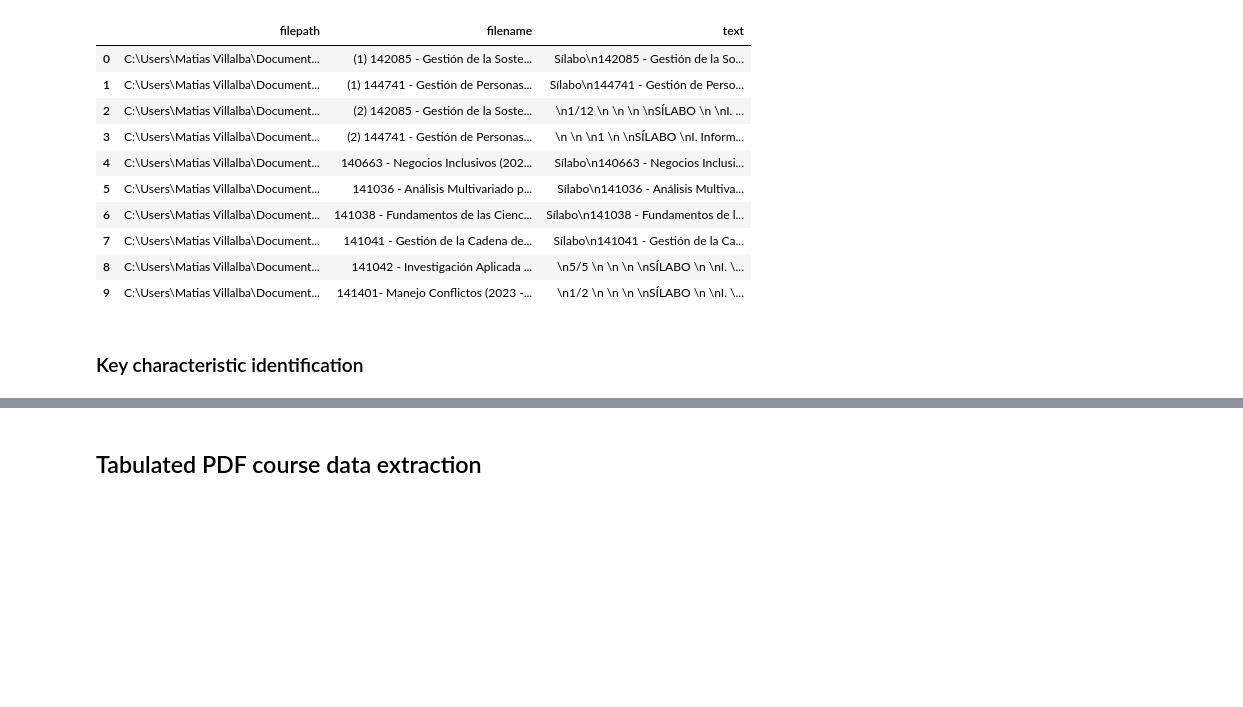
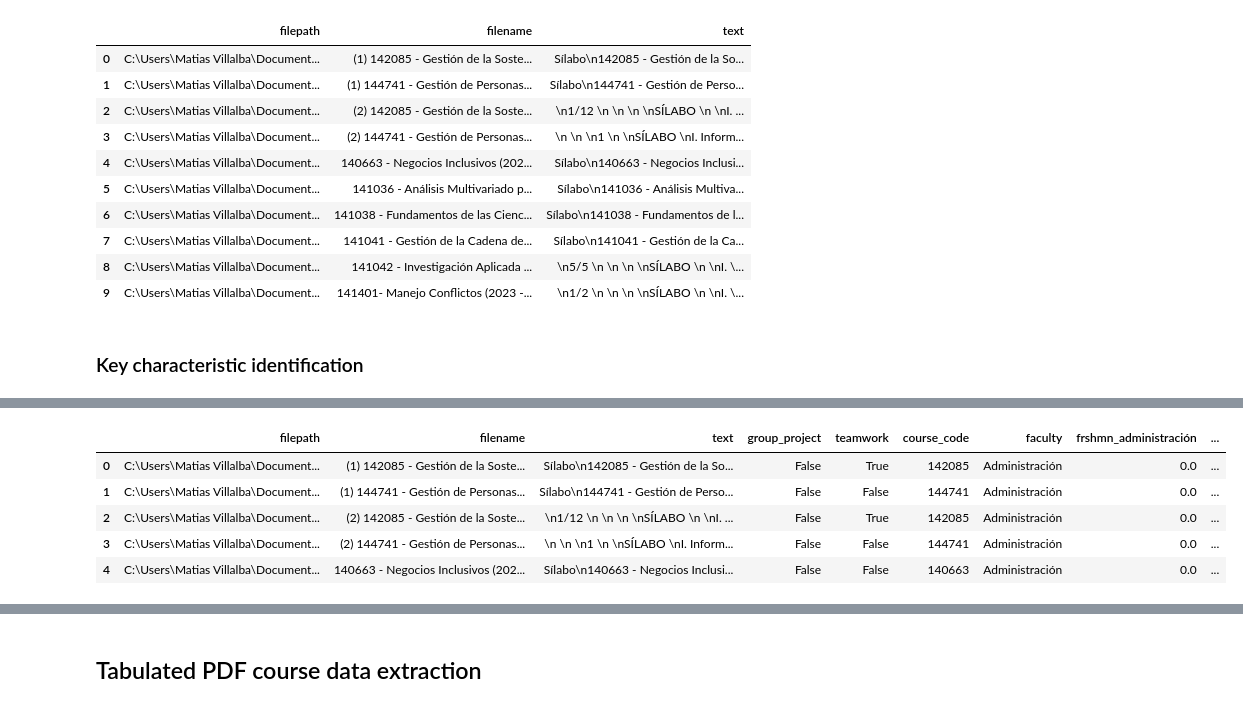
Before and after one commit to mvillalbao/CIUP_RA_works, a Jupyter notebook: _build/jupyter_execute/code/text_extraction_and_classification.ipynb, the cells around one changed output, grey strips where cells are left out. Saved outputs shown, nothing was run; the diff lists cells and outputs as text; code cells hidden in the pictures; blank space fills up the shorter version.

```diff
--- a/_build/jupyter_execute/code/text_extraction_and_classification.ipynb
+++ b/_build/jupyter_execute/code/text_extraction_and_classification.ipynb
@@ -176,0 +216,12 @@ df.head(10)
+# %%
+df = pd.merge(df, study_plan_df, on='course_code', how='left').drop(columns=['cur_nombre_del_curso'])
+frshmn_columns = [col for col in df.columns if col.startswith('frshmn_')]
+df[frshmn_columns] = df[frshmn_columns].fillna(0)
+df.head()
+# %% [output]
+|  | filepath | filename | text | group_project | teamwork | course_code | faculty | frshmn_administración | ... |
+| 0 | C:\Users\Matias Villalba\Document... | (1) 142085 - Gestión de la Soste... | Sílabo\n142085 - Gestión de la So... | False | True | 142085 | Administración | 0.0 | ... |
+| 1 | C:\Users\Matias Villalba\Document... | (1) 144741 - Gestión de Personas... | Sílabo\n144741 - Gestión de Perso... | False | False | 144741 | Administración | 0.0 | ... |
+| 2 | C:\Users\Matias Villalba\Document... | (2) 142085 - Gestión de la Soste... | \n1/12 \n \n \n \nSÍLABO \n \nI. ... | False | True | 142085 | Administración | 0.0 | ... |
+| 3 | C:\Users\Matias Villalba\Document... | (2) 144741 - Gestión de Personas... | \n \n \n1 \n \nSÍLABO \nI. Inform... | False | False | 144741 | Administración | 0.0 | ... |
+| 4 | C:\Users\Matias Villalba\Document... | 140663 - Negocios Inclusivos (202... | Sílabo\n140663 - Negocios Inclusi... | False | False | 140663 | Administración | 0.0 | ... |
```
Also changed, not shown: parts of 27 cells of this notebook, 4 other files.
